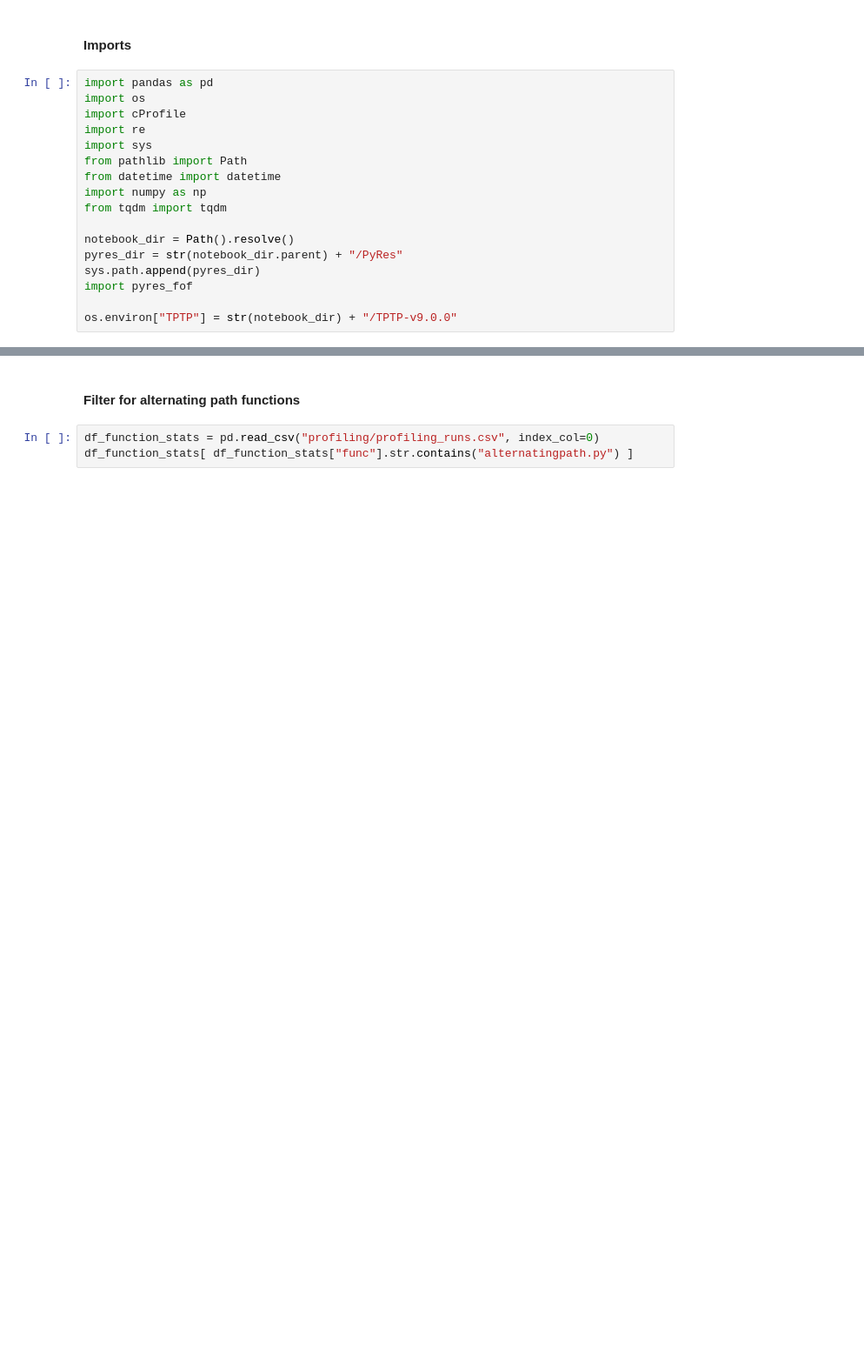
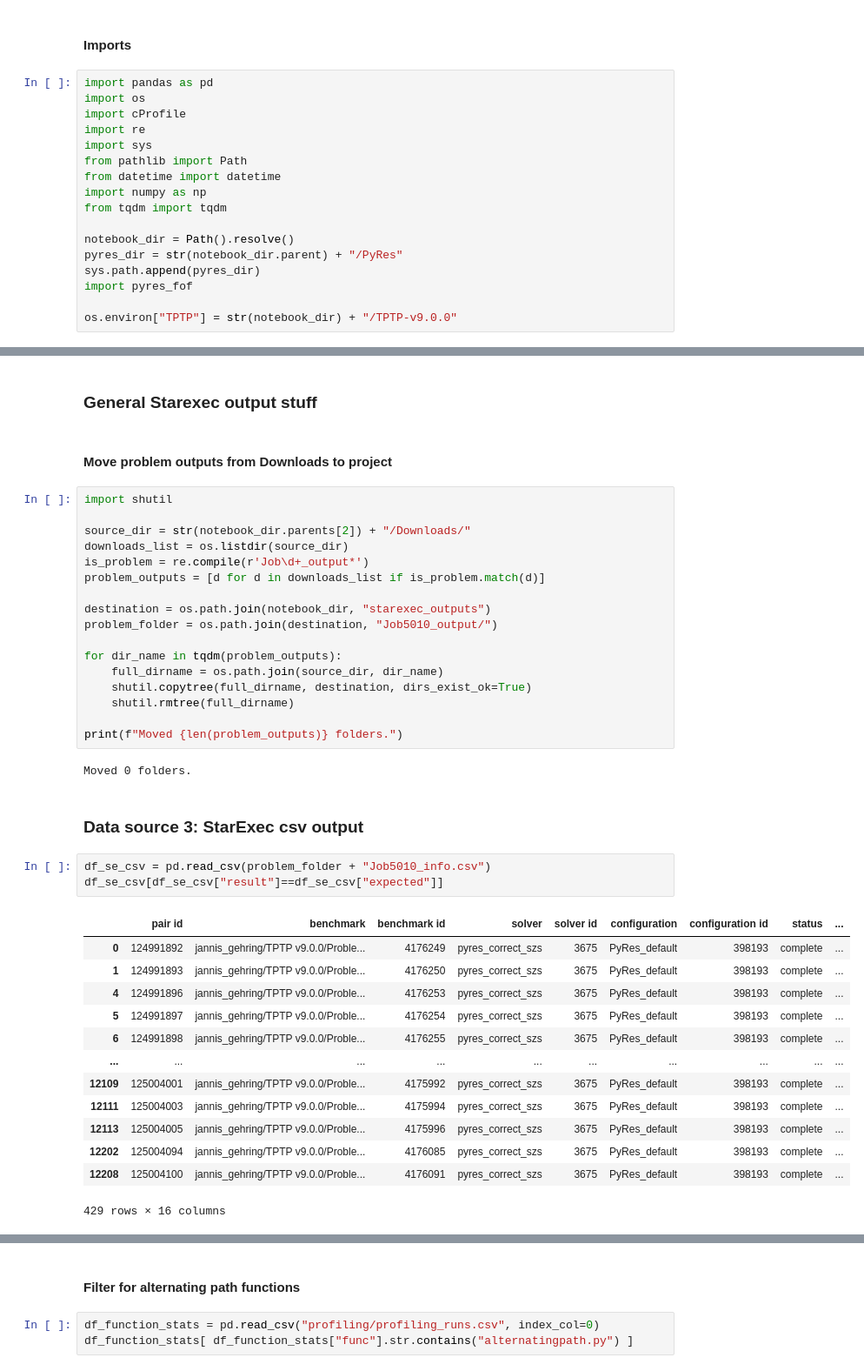
Before and after one commit to GehriJan/coursework-pyres, a Jupyter notebook: src/notebook.ipynb, the cells around one changed output, grey strips where cells are left out. Shown at 87% size. Saved outputs shown, nothing was run; the diff lists cells and outputs as text; blank space fills up the shorter version.

Commit message:
feat(all): multiprocessing, data-ingest from starexec, notes

```diff
--- a/src/notebook.ipynb
+++ b/src/notebook.ipynb
@@ -99,0 +129,42 @@ df_problems
+# %% [markdown]
+### General Starexec output stuff
+# %% [markdown]
+#### Move problem outputs from Downloads to project
+# %%
+import shutil
+
+source_dir = str(notebook_dir.parents[2]) + "/Downloads/"
+downloads_list = os.listdir(source_dir)
+is_problem = re.compile(r'Job\d+_output*')
+problem_outputs = [d for d in downloads_list if is_problem.match(d)]
+
+destination = os.path.join(notebook_dir, "starexec_outputs")
+problem_folder = os.path.join(destination, "Job5010_output/")
+
+for dir_name in tqdm(problem_outputs):
+    full_dirname = os.path.join(source_dir, dir_name)
+    shutil.copytree(full_dirname, destination, dirs_exist_ok=True)
+    shutil.rmtree(full_dirname)
+
+print(f"Moved {len(problem_outputs)} folders.")
+# %% [output]
+Moved 0 folders.
+# %% [markdown]
+### Data source 3: StarExec csv output
+# %%
+df_se_csv = pd.read_csv(problem_folder + "Job5010_info.csv")
+df_se_csv[df_se_csv["result"]==df_se_csv["expected"]]
+# %% [output]
+|  | pair id | benchmark | benchmark id | solver | solver id | configuration | configuration id | status | ... |
+| 0 | 124991892 | jannis_gehring/TPTP v9.0.0/Proble... | 4176249 | pyres_correct_szs | 3675 | PyRes_default | 398193 | complete | ... |
+| 1 | 124991893 | jannis_gehring/TPTP v9.0.0/Proble... | 4176250 | pyres_correct_szs | 3675 | PyRes_default | 398193 | complete | ... |
+| 4 | 124991896 | jannis_gehring/TPTP v9.0.0/Proble... | 4176253 | pyres_correct_szs | 3675 | PyRes_default | 398193 | complete | ... |
+| 5 | 124991897 | jannis_gehring/TPTP v9.0.0/Proble... | 4176254 | pyres_correct_szs | 3675 | PyRes_default | 398193 | complete | ... |
+| 6 | 124991898 | jannis_gehring/TPTP v9.0.0/Proble... | 4176255 | pyres_correct_szs | 3675 | PyRes_default | 398193 | complete | ... |
+| ... | ... | ... | ... | ... | ... | ... | ... | ... | ... |
+| 12109 | 125004001 | jannis_gehring/TPTP v9.0.0/Proble... | 4175992 | pyres_correct_szs | 3675 | PyRes_default | 398193 | complete | ... |
+| 12111 | 125004003 | jannis_gehring/TPTP v9.0.0/Proble... | 4175994 | pyres_correct_szs | 3675 | PyRes_default | 398193 | complete | ... |
+| 12113 | 125004005 | jannis_gehring/TPTP v9.0.0/Proble... | 4175996 | pyres_correct_szs | 3675 | PyRes_default | 398193 | complete | ... |
+| 12202 | 125004094 | jannis_gehring/TPTP v9.0.0/Proble... | 4176085 | pyres_correct_szs | 3675 | PyRes_default | 398193 | complete | ... |
+| 12208 | 125004100 | jannis_gehring/TPTP v9.0.0/Proble... | 4176091 | pyres_correct_szs | 3675 | PyRes_default | 398193 | complete | ... |
+429 rows × 16 columns
```
Also changed, not shown: parts of 22 cells of this notebook, 15 other files.
